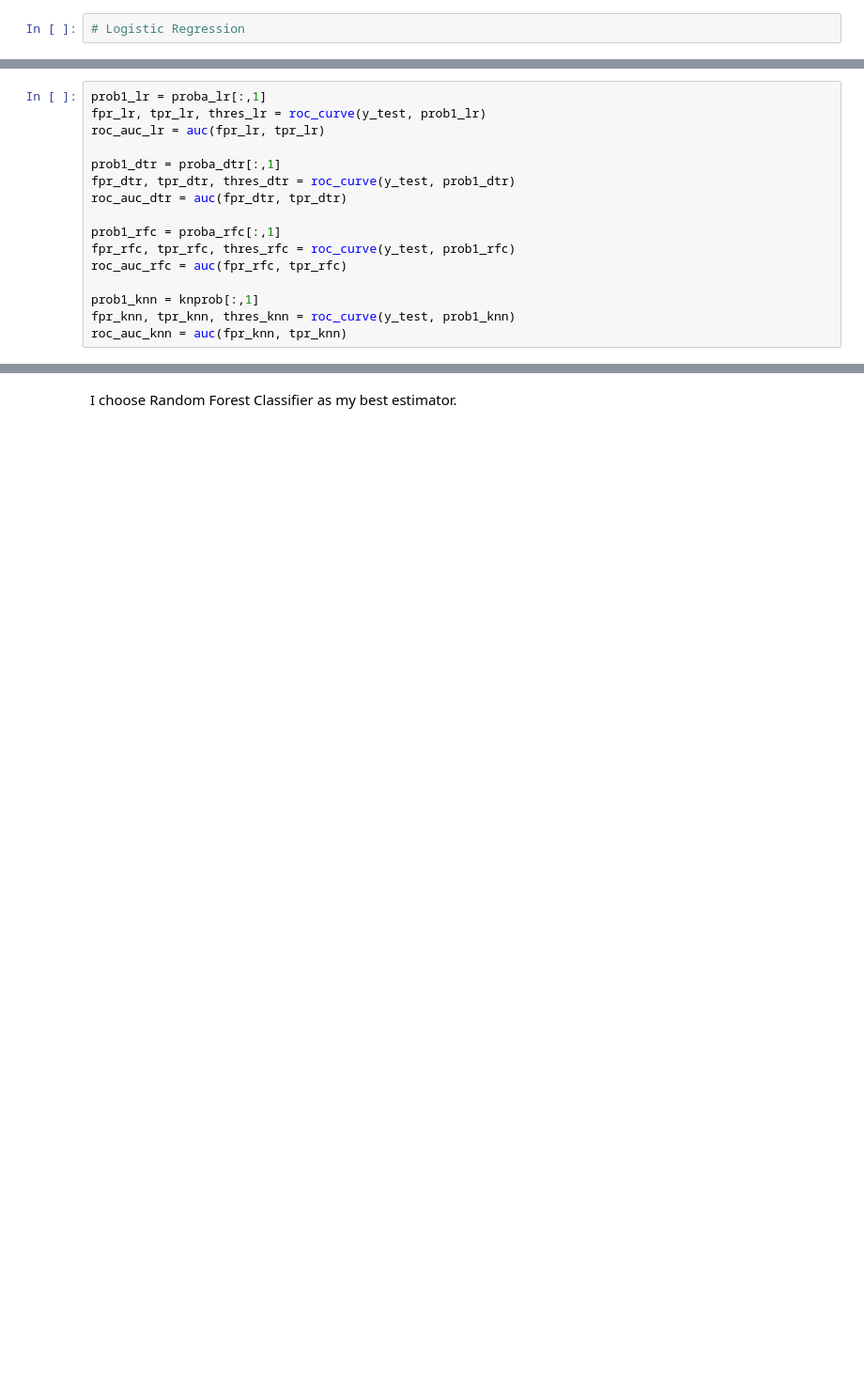
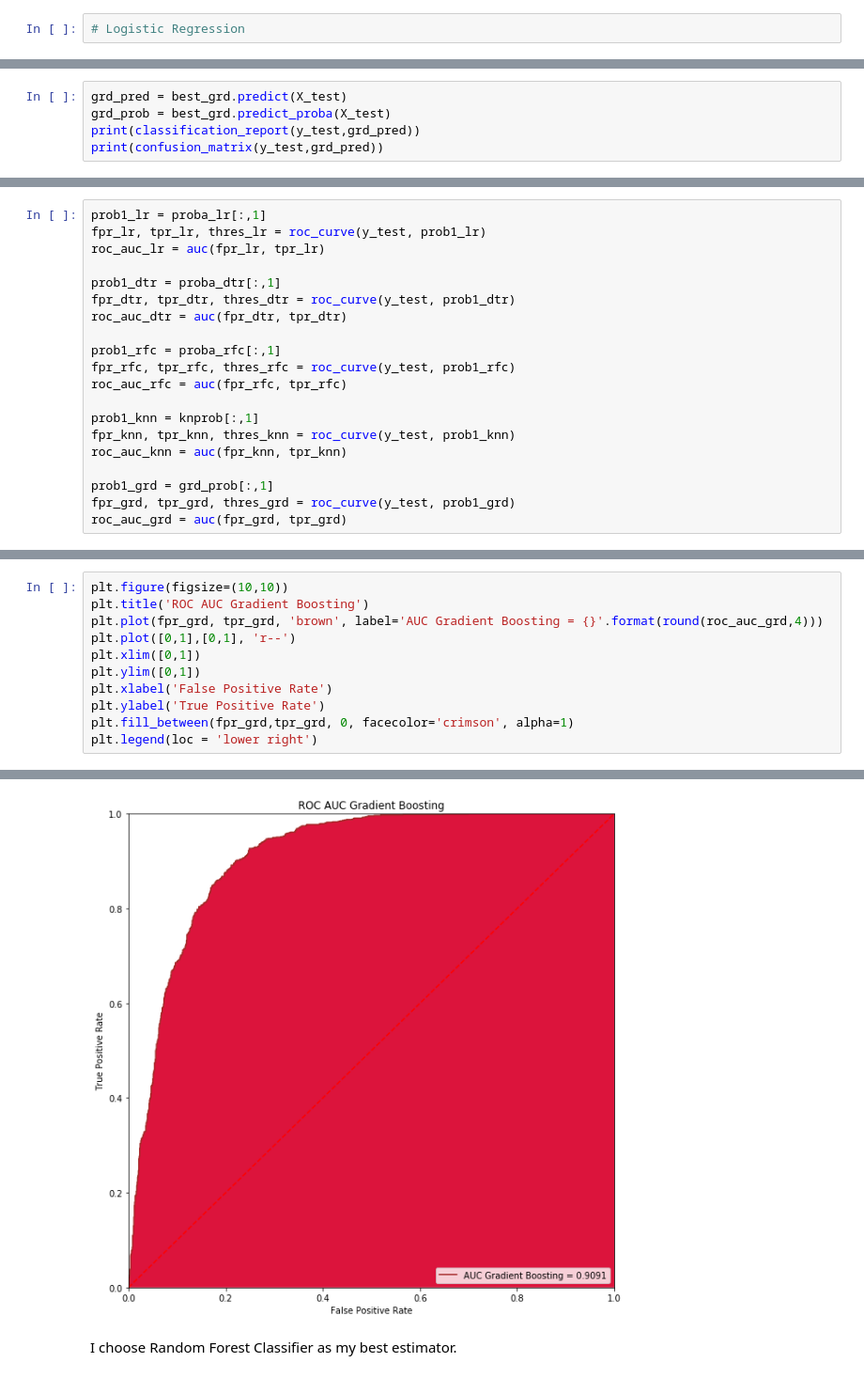
Before and after one commit to hilmanmakarim/Project-Model, a Jupyter notebook: Model Optimisation.ipynb, the cells around one changed output, grey strips where cells are left out. Shown at 94% size. Drawn from its saved outputs; the diff is of its cells as text; blank space fills up the shorter version.

```diff
--- a/Model Optimisation.ipynb
+++ b/Model Optimisation.ipynb
@@ -387,0 +446,5 @@ weighted avg       0.73      0.73      0.73      2233
+# %%
+grd_pred = best_grd.predict(X_test)
+grd_prob = best_grd.predict_proba(X_test)
+print(classification_report(y_test,grd_pred))
+print(confusion_matrix(y_test,grd_pred))
@@ -401,6 +476,10 @@ roc_auc_rfc = auc(fpr_rfc, tpr_rfc)
 prob1_knn = knprob[:,1]
 fpr_knn, tpr_knn, thres_knn = roc_curve(y_test, prob1_knn)
 roc_auc_knn = auc(fpr_knn, tpr_knn)
+
+prob1_grd = grd_prob[:,1]
+fpr_grd, tpr_grd, thres_grd = roc_curve(y_test, prob1_grd)
+roc_auc_grd = auc(fpr_grd, tpr_grd)
 # %%
 plt.figure(figsize=(20,10))
 plt.subplot(131)
@@ -455,0 +535,12 @@ plt.legend(loc = 'lower right')
+# %%
+plt.figure(figsize=(10,10))
+plt.title('ROC AUC Gradient Boosting')
+plt.plot(fpr_grd, tpr_grd, 'brown', label='AUC Gradient Boosting = {}'.format(round(roc_auc_grd,4)))
+plt.plot([0,1],[0,1], 'r--')
+plt.xlim([0,1])
+plt.ylim([0,1])
+plt.xlabel('False Positive Rate')
+plt.ylabel('True Positive Rate')
+plt.fill_between(fpr_grd,tpr_grd, 0, facecolor='crimson', alpha=1)
+plt.legend(loc = 'lower right')
+# %% [output]
@@ -456,2 +548,3 @@ plt.legend(loc = 'lower right')
+[figure, added]
 # %% [markdown]
 I choose Random Forest Classifier as my best estimator.
```
Also changed, not shown: parts of 31 cells of this notebook.
